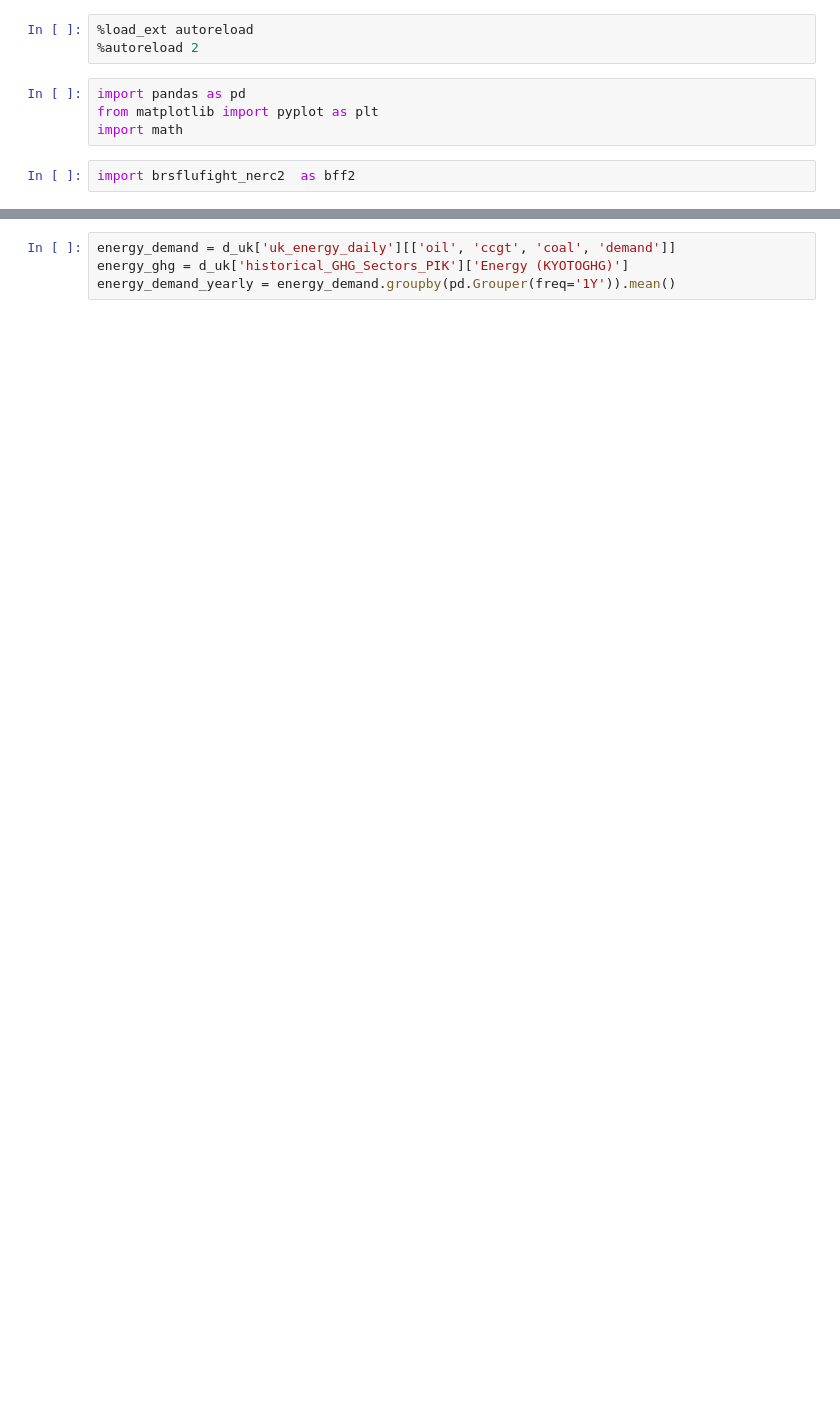
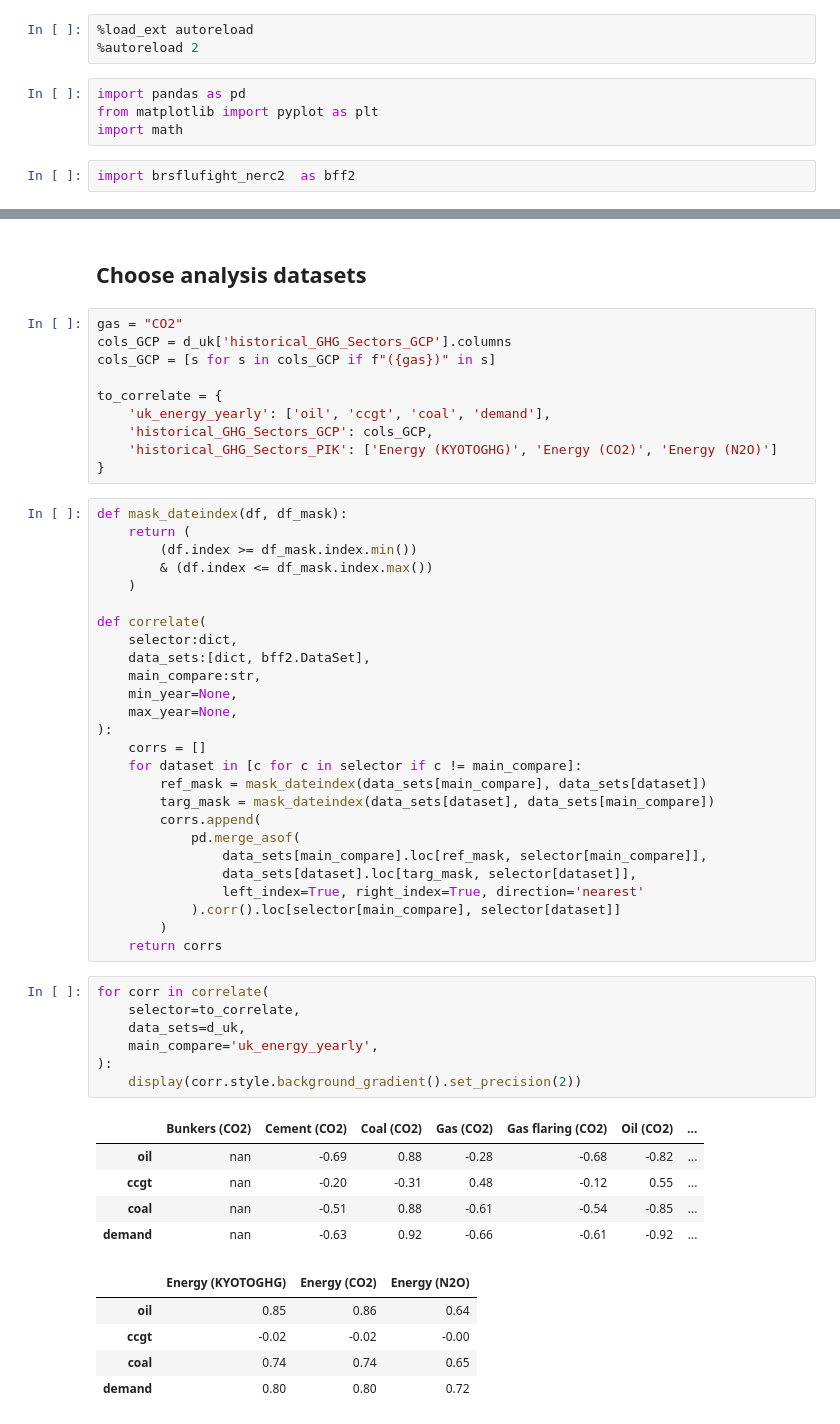
Before and after one commit to BristolFluFighters/BristolFluFighters_NERCHackathonTwo_Recovery, a Jupyter notebook: correlate.ipynb, the cells around one changed output, grey strips where cells are left out. Cells and saved outputs as stored; diff of their text form; blank space fills up the shorter version.

```diff
--- a/correlate.ipynb
+++ b/correlate.ipynb
@@ -144,4 +32,56 @@ uk_energy_daily
-# %%
-energy_demand = d_uk['uk_energy_daily'][['oil', 'ccgt', 'coal', 'demand']]
-energy_ghg = d_uk['historical_GHG_Sectors_PIK']['Energy (KYOTOGHG)']
-energy_demand_yearly = energy_demand.groupby(pd.Grouper(freq='1Y')).mean()
+# %% [markdown]
+## Choose analysis datasets
+# %%
+gas = "CO2"
+cols_GCP = d_uk['historical_GHG_Sectors_GCP'].columns
+cols_GCP = [s for s in cols_GCP if f"({gas})" in s]
+
+to_correlate = {
+    'uk_energy_yearly': ['oil', 'ccgt', 'coal', 'demand'],
+    'historical_GHG_Sectors_GCP': cols_GCP,
+    'historical_GHG_Sectors_PIK': ['Energy (KYOTOGHG)', 'Energy (CO2)', 'Energy (N2O)']
+}
+# %%
+def mask_dateindex(df, df_mask):
+    return (
+        (df.index >= df_mask.index.min())
+        & (df.index <= df_mask.index.max())
+    )
+
+def correlate(
+    selector:dict,
+    data_sets:[dict, bff2.DataSet],
+    main_compare:str,
+    min_year=None,
+    max_year=None,
+):
+    corrs = []
+    for dataset in [c for c in selector if c != main_compare]:
+        ref_mask = mask_dateindex(data_sets[main_compare], data_sets[dataset])
+        targ_mask = mask_dateindex(data_sets[dataset], data_sets[main_compare])
+        corrs.append(
+            pd.merge_asof(
+                data_sets[main_compare].loc[ref_mask, selector[main_compare]],
+                data_sets[dataset].loc[targ_mask, selector[dataset]],
+                left_index=True, right_index=True, direction='nearest'
+            ).corr().loc[selector[main_compare], selector[dataset]]
+        )
+    return corrs
+# %%
+for corr in correlate(
+    selector=to_correlate,
+    data_sets=d_uk,
+    main_compare='uk_energy_yearly',
+):
+    display(corr.style.background_gradient().set_precision(2))
+# %% [output]
+|  | Bunkers (CO2) | Cement (CO2) | Coal (CO2) | Gas (CO2) | Gas flaring (CO2) | Oil (CO2) | ... |
+| oil | nan | -0.69 | 0.88 | -0.28 | -0.68 | -0.82 | ... |
+| ccgt | nan | -0.20 | -0.31 | 0.48 | -0.12 | 0.55 | ... |
+| coal | nan | -0.51 | 0.88 | -0.61 | -0.54 | -0.85 | ... |
+| demand | nan | -0.63 | 0.92 | -0.66 | -0.61 | -0.92 | ... |
+|  | Energy (KYOTOGHG) | Energy (CO2) | Energy (N2O) |
+| oil | 0.85 | 0.86 | 0.64 |
+| ccgt | -0.02 | -0.02 | -0.00 |
+| coal | 0.74 | 0.74 | 0.65 |
+| demand | 0.80 | 0.80 | 0.72 |
```
Also changed, not shown: parts of 19 cells of this notebook, 2 other files.
